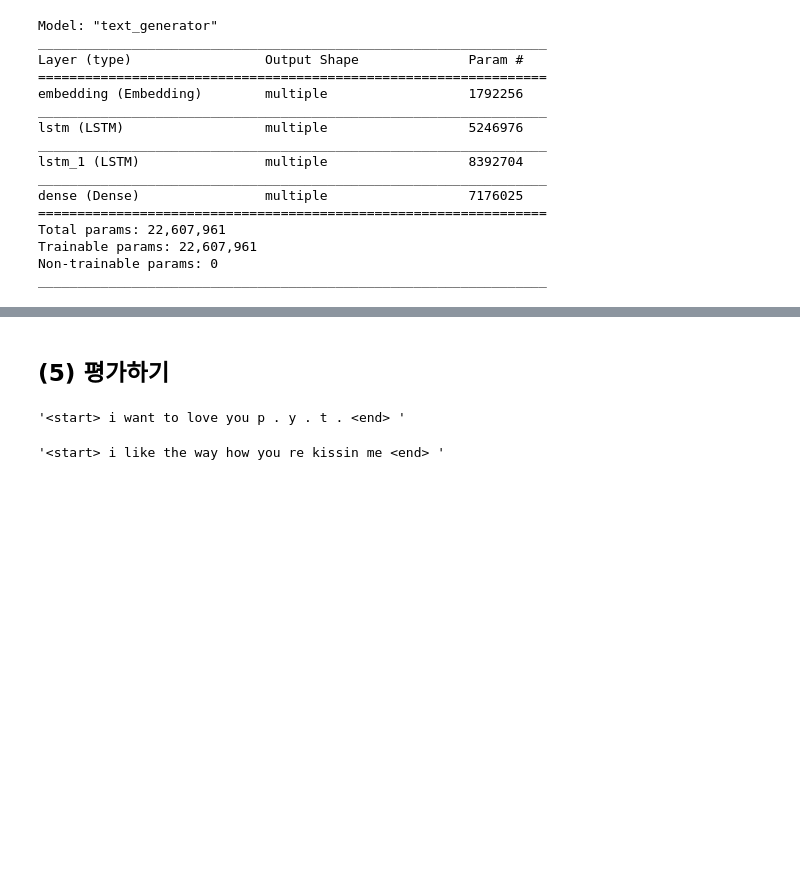
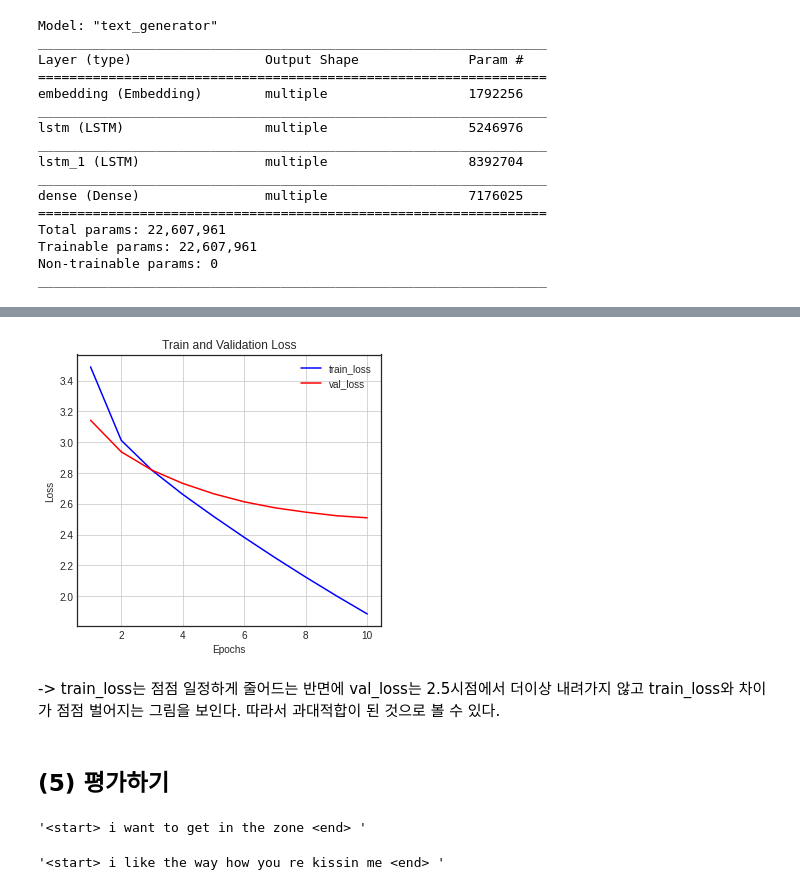
Before and after one commit to jangddu/first-repository, a Jupyter notebook: Project_Assignment/[15th_GD_NLP01].ipynb, the cells around one changed output, grey strips where cells are left out. Drawn from its saved outputs; the diff is of its cells as text; code cells hidden in the pictures; blank space fills up the shorter version.

```diff
--- a/Project_Assignment/[15th_GD_NLP01].ipynb
+++ b/Project_Assignment/[15th_GD_NLP01].ipynb
@@ -186,7 +185,7 @@ dataset
 from sklearn.model_selection import train_test_split
 
 # 데이터셋을 입력하고, 테스트 세트의 비율을 설정
-enc_train, enc_val, dec_train, dec_val = train_test_split(src_input, tgt_input, test_size=0.2, random_state=42)
+enc_train, enc_test, dec_train, dec_test = train_test_split(src_input, tgt_input, test_size=0.2, random_state=42)
 # %% [markdown]
 ## (4) 모델 구성 및 학습
 # %%
@@ -265,6 +264,6 @@ loss = tf.keras.losses.SparseCategoricalCrossentropy(
 model.compile(loss=loss, optimizer=optimizer)
 # %%
 # 모델 학습
-model.fit(dataset, batch_size = 128, epochs=10)
+history = model.fit(enc_train, dec_train, batch_size=128, epochs=10, validation_split=0.2)
 # %% [output]
 Epoch 1/10
@@ -291,3 +289,30 @@ Epoch 10/10
+# %%
+# 모델 학습 히스토리에서 loss, val_loss, mae, val_mae를 차트로 보여줌
+import matplotlib.pyplot as plt
+plt.style.use('seaborn-white')
+
+history_dict = history.history
+
+loss = history_dict['loss']
+val_loss = history_dict['val_loss']
+
+epochs = range(1, len(loss) + 1)
+fig = plt.figure(figsize=(12, 5))
+
+ax1 = fig.add_subplot(1, 2, 1)
+ax1.plot(epochs, loss, 'b-', label='train_loss')
+ax1.plot(epochs, val_loss, 'r-', label='val_loss')
+ax1.set_title('Train and Validation Loss')
+ax1.set_xlabel('Epochs')
+ax1.set_ylabel('Loss')
+ax1.grid()
+ax1.legend()
+
+plt.show()
+# %% [output]
+[figure, added]
+# %% [markdown]
+-> train_loss는 점점 일정하게 줄어드는 반면에 val_loss는 2.5시점에서 더이상 내려가지 않고 train_loss와 차이가 점점 벌어지는 그림을 보인다. 따라서 과대적합이 된 것으로 볼 수 있다.
 # %% [markdown]
 ## (5) 평가하기
 # %%
@@ -323,7 +348,7 @@ def generate_text(model, tokenizer, init_sentence="<start>", max_len=15): # 디
 # %%
 generate_text(model, tokenizer, init_sentence="<start> I want")
 # %% [output]
-'<start> i want to love you p . y . t . <end> '
+'<start> i want to get in the zone <end> '
 # %%
 generate_text(model, tokenizer, init_sentence="<start> I like")
 # %% [output]
```
Also changed, not shown: parts of 40 cells of this notebook.
